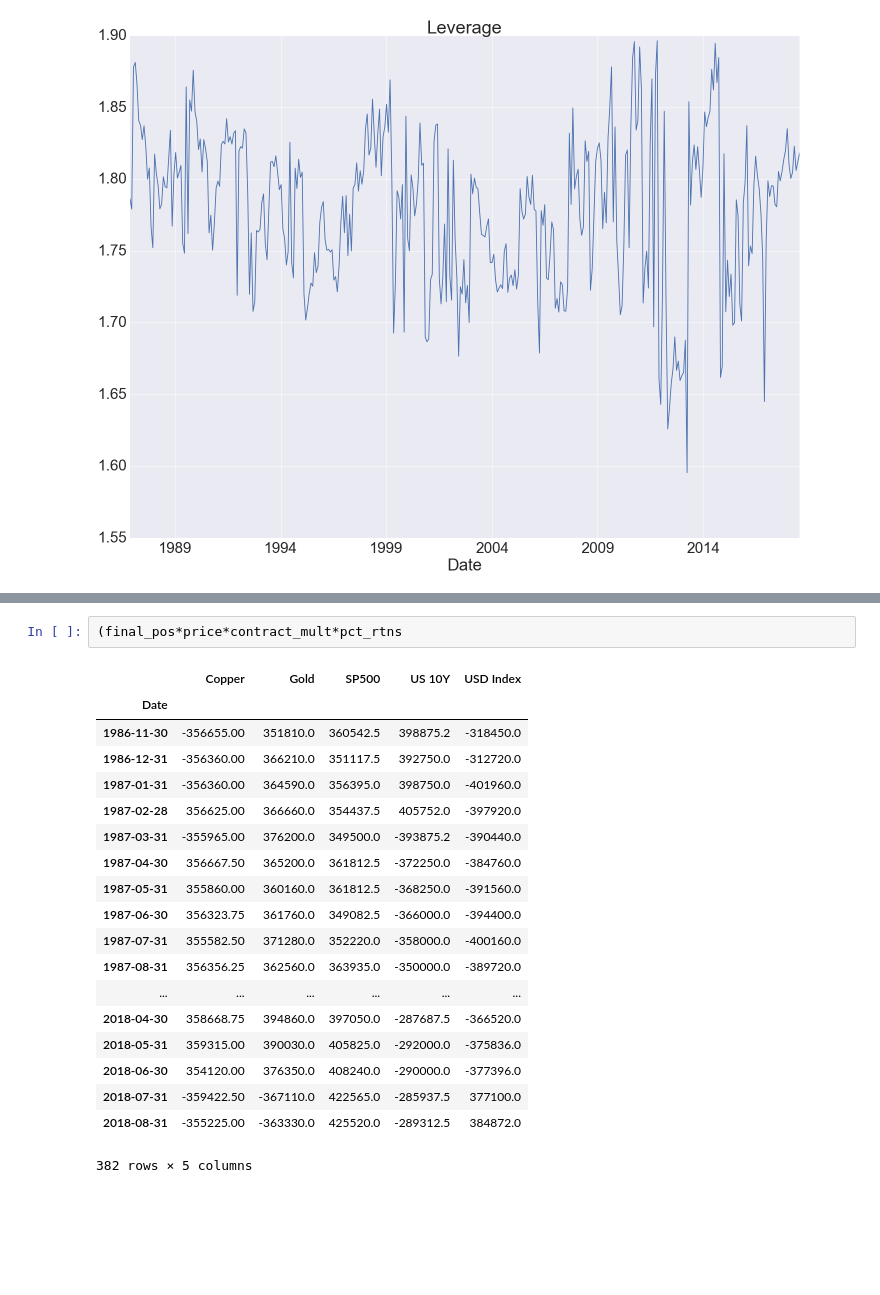
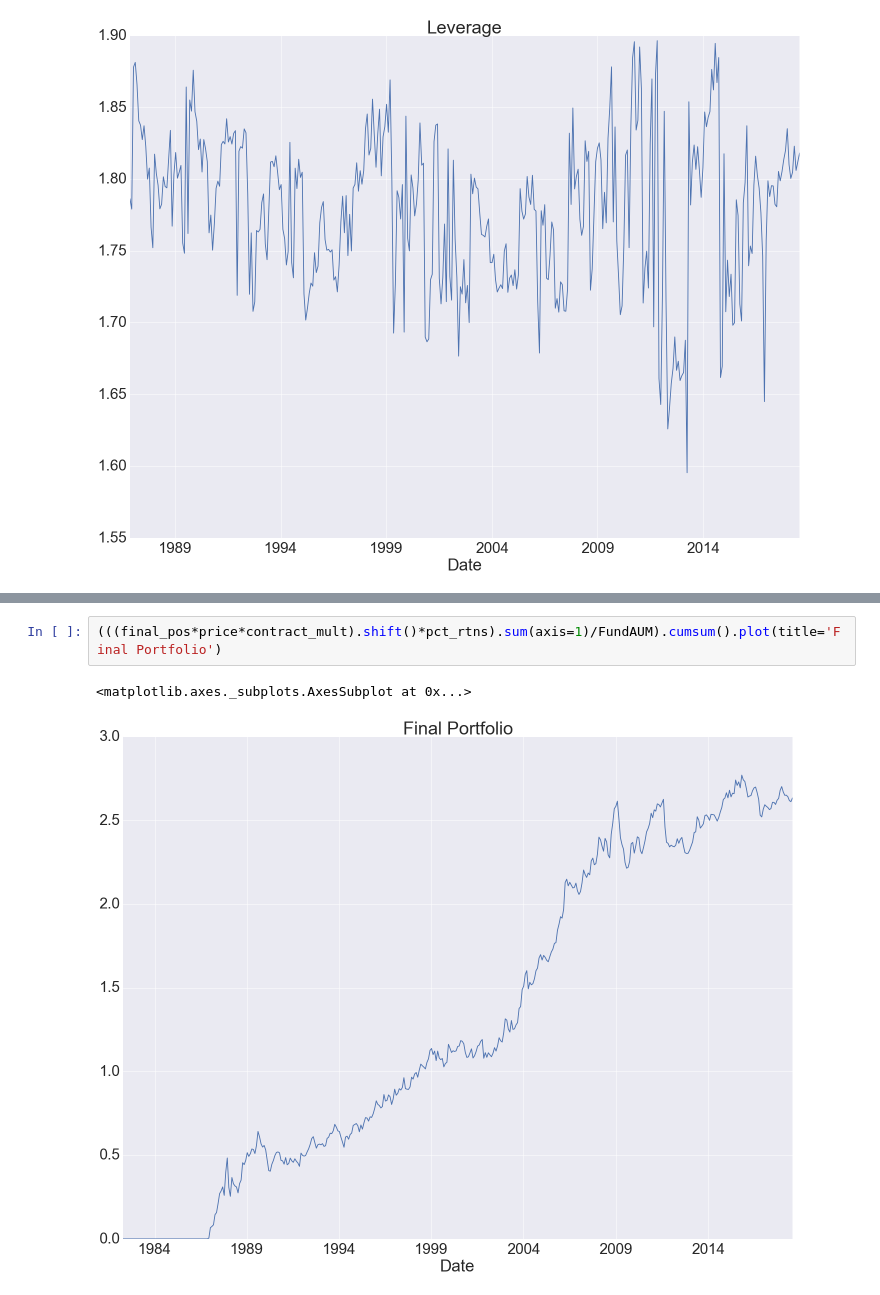
Before and after one commit to mrefermat/quant_finance, a Jupyter notebook: Signal_To_Trading.ipynb, the cells around one changed output, grey strips where cells are left out. Cells and saved outputs as stored; diff of their text form; blank space fills up the shorter version.

```diff
--- a/Signal_To_Trading.ipynb
+++ b/Signal_To_Trading.ipynb
@@ -145,22 +153,5 @@ final_pos=(raw_position.dropna()/final_pos.count().count()).round()
 # %%
-(final_pos*price*contract_mult*pct_rtns
+(((final_pos*price*contract_mult).shift()*pct_rtns).sum(axis=1)/FundAUM).cumsum().plot(title='Final Portfolio')
 # %% [output]
-|  | Copper | Gold | SP500 | US 10Y | USD Index |
-| Date |  |  |  |  |  |
-| 1986-11-30 | -356655.00 | 351810.0 | 360542.5 | 398875.2 | -318450.0 |
-| 1986-12-31 | -356360.00 | 366210.0 | 351117.5 | 392750.0 | -312720.0 |
-| 1987-01-31 | -356360.00 | 364590.0 | 356395.0 | 398750.0 | -401960.0 |
-| 1987-02-28 | 356625.00 | 366660.0 | 354437.5 | 405752.0 | -397920.0 |
-| 1987-03-31 | -355965.00 | 376200.0 | 349500.0 | -393875.2 | -390440.0 |
-| 1987-04-30 | 356667.50 | 365200.0 | 361812.5 | -372250.0 | -384760.0 |
-| 1987-05-31 | 355860.00 | 360160.0 | 361812.5 | -368250.0 | -391560.0 |
-| 1987-06-30 | 356323.75 | 361760.0 | 349082.5 | -366000.0 | -394400.0 |
-| 1987-07-31 | 355582.50 | 371280.0 | 352220.0 | -358000.0 | -400160.0 |
-| 1987-08-31 | 356356.25 | 362560.0 | 363935.0 | -350000.0 | -389720.0 |
-| ... | ... | ... | ... | ... | ... |
-| 2018-04-30 | 358668.75 | 394860.0 | 397050.0 | -287687.5 | -366520.0 |
-| 2018-05-31 | 359315.00 | 390030.0 | 405825.0 | -292000.0 | -375836.0 |
-| 2018-06-30 | 354120.00 | 376350.0 | 408240.0 | -290000.0 | -377396.0 |
-| 2018-07-31 | -359422.50 | -367110.0 | 422565.0 | -285937.5 | 377100.0 |
-| 2018-08-31 | -355225.00 | -363330.0 | 425520.0 | -289312.5 | 384872.0 |
-382 rows × 5 columns
+<matplotlib.axes._subplots.AxesSubplot at 0x...>
+[figure, added]
```
Also changed, not shown: parts of 2 cells of this notebook.
